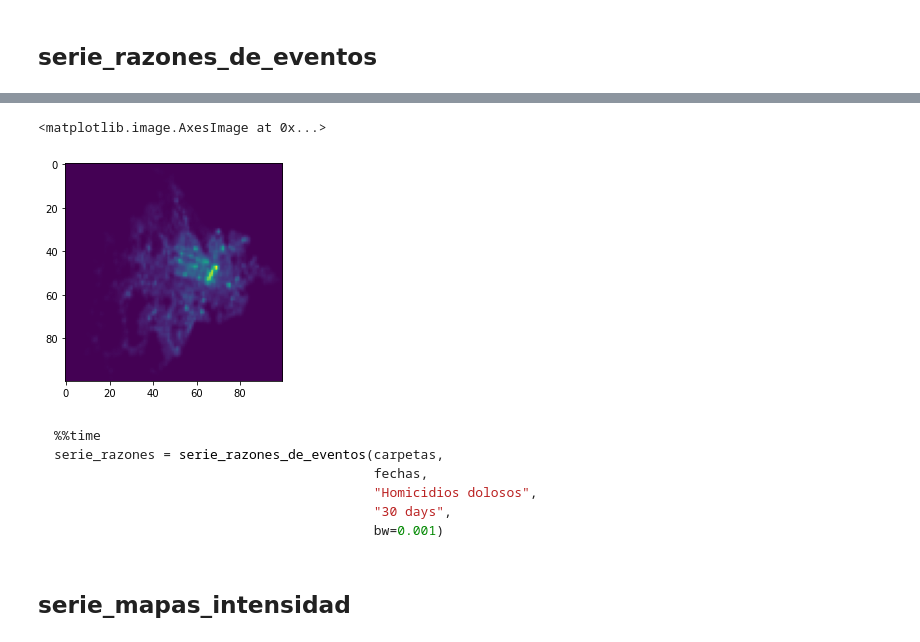
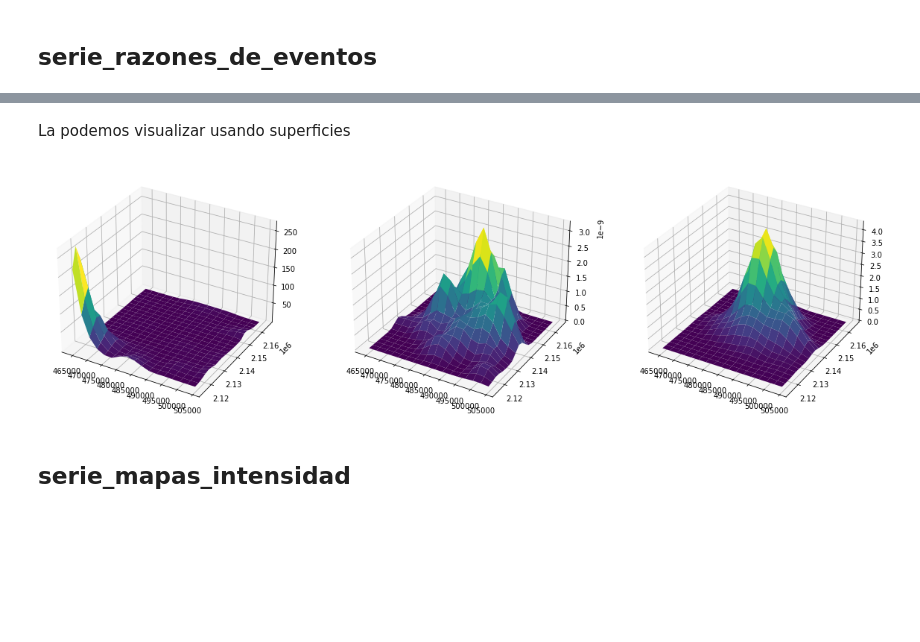
Before and after one commit to CentroGeo/criminologia_cdmx, a Jupyter notebook: 01_patrones_espacio_temporales.ipynb, the cells around one changed output, grey strips where cells are left out. Drawn from its saved outputs; the diff is of its cells as text; code cells hidden in the pictures; blank space fills up the shorter version.

`````diff
--- a/01_patrones_espacio_temporales.ipynb
+++ b/01_patrones_espacio_temporales.ipynb
@@ -148,0 +188,8 @@ ax = ax.plot_surface(xx, yy, zz,cmap='viridis', edgecolor='none')
+# %%
+carpetas = get_historico_carpetas()
+carpetas = agregar_categorias_carpetas(carpetas)
+carpetas = carpetas.to_crs(32614)
+fechas = pd.date_range(start='1/1/2020', end='3/1/2020', freq='M').to_list()
+categorias = ["Homicidios dolosos"]
+datos = get_lista_datos(carpetas, fechas, categorias, "30 days")
+datos[0].head()
@@ -207,17 +255,14 @@ plt.imshow(kdes[1])
 # export
 def serie_razones_de_eventos(carpetas, fechas, categoria, offset, size, bw):
     """Regresa el mapa de razón entre una categoría con respecto a las demás."""
-    xx, yy, kdes_categoria = serie_tiempo_kde_categoria(carpetas, fechas, [categoria],
-                                                        offset, size, bw=bw)
+    datos_categoria = get_lista_datos(carpetas, fechas, categoria, offset)
     categorias_todas = list(carpetas[carpetas.categoria.notnull()]['categoria'].unique())
-    categorias_todas.remove(categoria)
-    xx, yy, kdes_base = serie_tiempo_kde_categoria(carpetas, fechas,
-                                                   categorias_todas, offset, size, bw=bw)
+    categorias_todas = set(categorias_todas) - set(categoria)
+    datos_base = get_lista_datos(carpetas, fechas, categorias_todas, offset)
+    datos_completos = datos_categoria + datos_base
+    malla = malla_comun(datos_completos, size)
+    _, _, kdes_categoria = serie_tiempo_kde_categoria(datos_categoria, size, bw=bw, malla=malla)
+    _, _, kdes_base = serie_tiempo_kde_categoria(datos_base, size, bw=bw, malla=malla)
     # TODO: vectorizar esta operación np.divide(a, b, out=np.zeros_like(a), where=b!=0)
-    serie_razones = [np.divide(np.round(e, 5),
-                               np.round(b, 5),
-                               out=np.zeros_like(e),
-                               where=np.round(b, 5)!=0)
-                     for e, b in zip(kdes_categoria, kdes_base)]
-    return serie_razones
-    # return kdes_base
+    sr = [e / b for e,b in zip(kdes_categoria, kdes_base)]
+    return malla[0], malla[1], sr
@@ -233,17 +278,15 @@ ValueError: operands could not be broadcast together with shapes (98,83) (100,83
-# %%
-plt.imshow(serie_razones[0])
-# %% [output]
-<matplotlib.image.AxesImage at 0x...>
-[figure, removed]
-# %% [markdown]
-````Python
-%%time
-serie_razones = serie_razones_de_eventos(carpetas,
-                                         fechas,
-                                         "Homicidios dolosos",
-                                         "30 days",
-                                         bw=0.001)
-````
+# %% [markdown]
+La podemos visualizar usando superficies
+# %%
+fig = plt.figure(figsize=(20,40))
+ax = fig.add_subplot(131, projection='3d')
+ax = ax.plot_surface(xx, yy, razon_n,cmap='viridis', edgecolor='none')
+ax = fig.add_subplot(132, projection='3d')
+ax = ax.plot_surface(xx, yy, kdes_categoria[0],cmap='viridis', edgecolor='none')
+ax = fig.add_subplot(133, projection='3d')
+ax = ax.plot_surface(xx, yy, kdes_base[0],cmap='viridis', edgecolor='none')
+# %% [output]
+[figure, added]
 # %% [markdown]
 ## serie_mapas_intensidad
 # %%
`````
Also changed, not shown: parts of 21 cells of this notebook, 2 other files.
